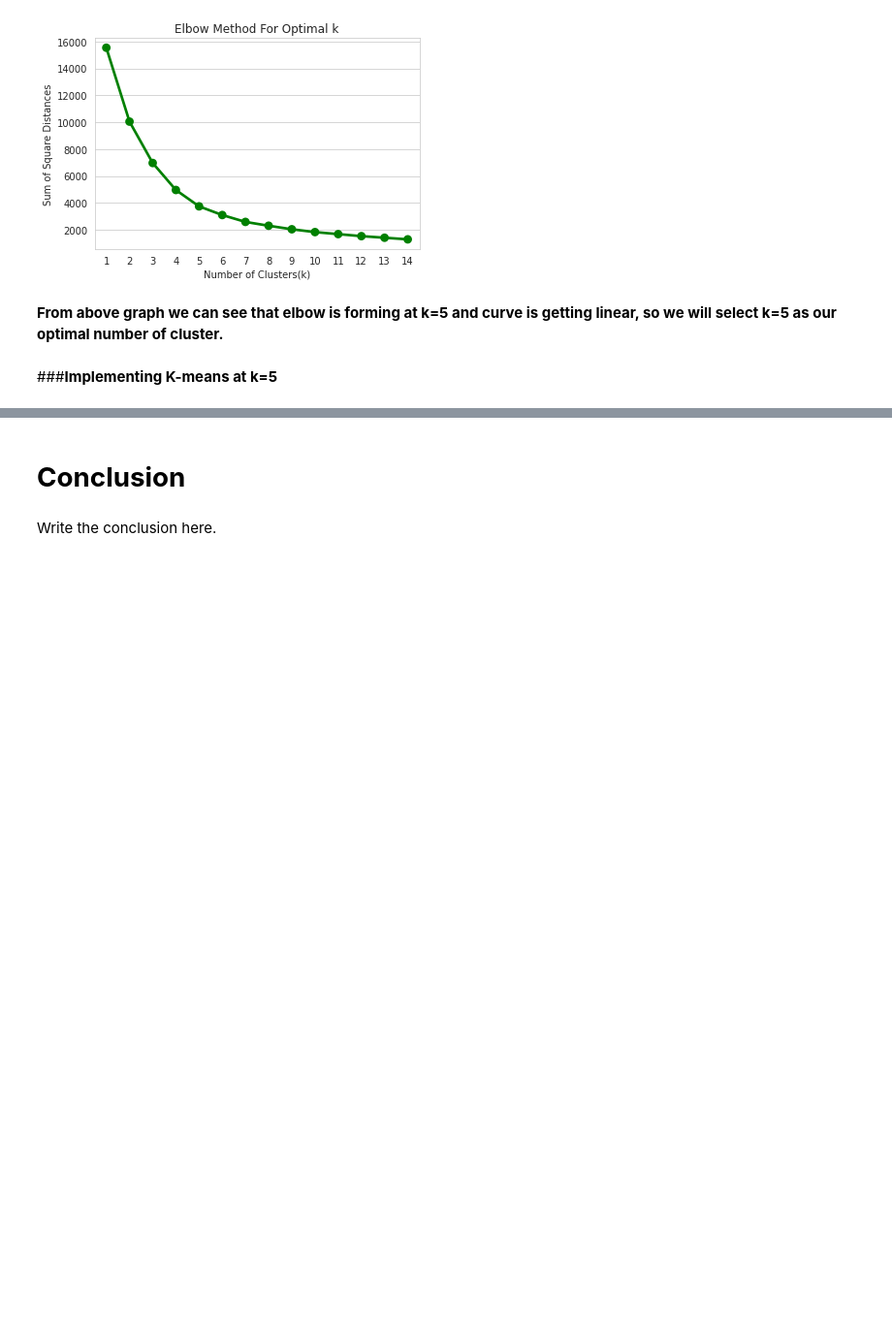
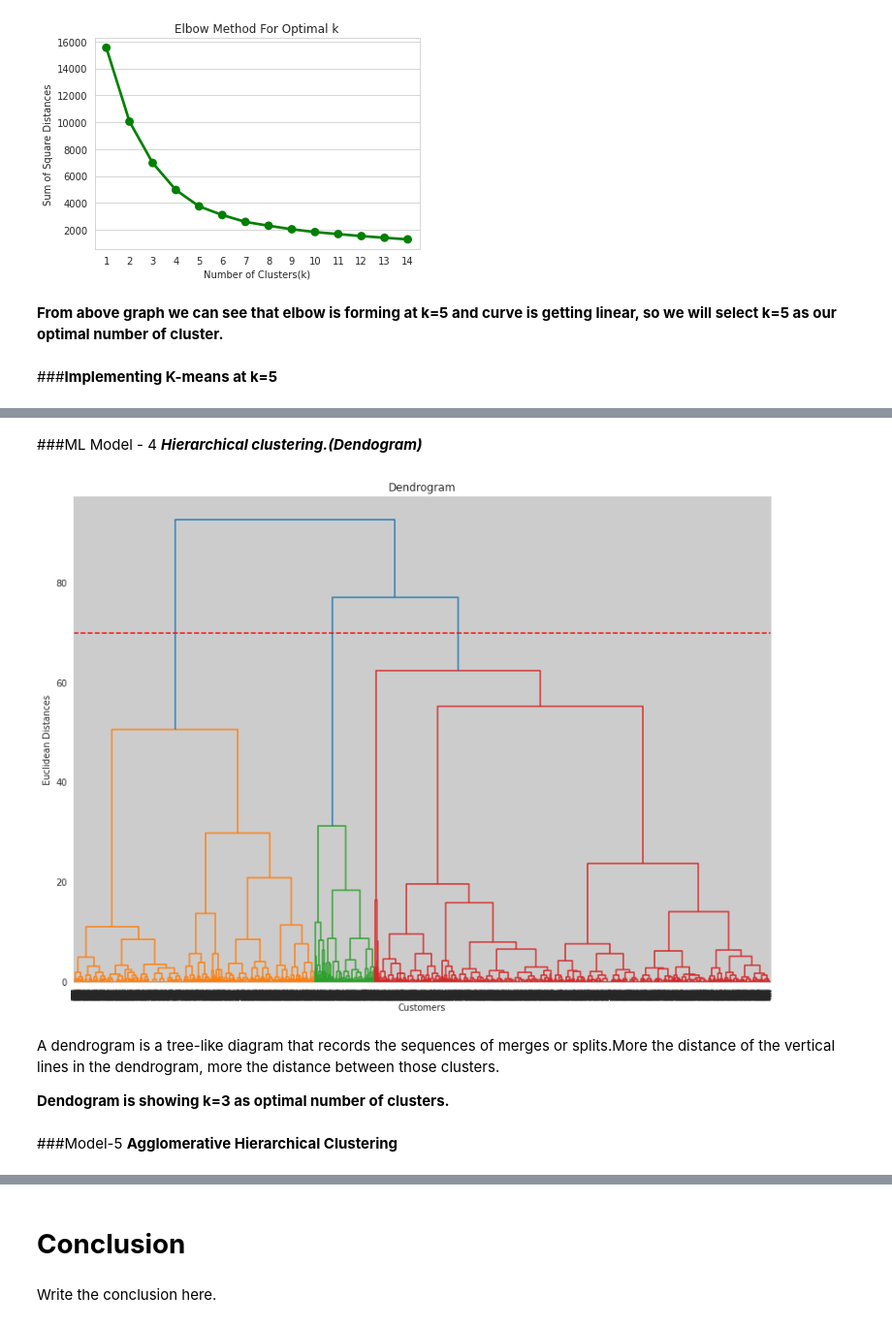
Before and after one commit to Kaushaljha488/NETFLIX_MOVIES_AND_TV_SHOWS_CLUSTERING, a Jupyter notebook: Kaushal_NETFLIX_MOVIES_AND_TV_SHOWS_CLUSTERING.ipynb, the cells around one changed output, grey strips where cells are left out. Shown at 97% size. Saved outputs shown, nothing was run; the diff lists cells and outputs as text; code cells hidden in the pictures; blank space fills up the shorter version.

```diff
--- a/Kaushal_NETFLIX_MOVIES_AND_TV_SHOWS_CLUSTERING.ipynb
+++ b/Kaushal_NETFLIX_MOVIES_AND_TV_SHOWS_CLUSTERING.ipynb
@@ -1351,0 +1315,20 @@ Answer Here.
+# %% [markdown]
+###ML Model - 4 ***Hierarchical clustering.(Dendogram)***
+# %%
+# Using the dendogram to find the optimal number of clusters
+import scipy.cluster.hierarchy as sch
+plt.figure(figsize=(14,10))
+dendrogram = sch.dendrogram(sch.linkage(X, method = 'ward'))
+plt.axhline(y=70, color='r', linestyle='--')
+plt.title('Dendrogram')
+plt.xlabel('Customers')
+plt.ylabel('Euclidean Distances')
+plt.show() # find largest vertical distance we can make without crossing any other horizontal line
+# %% [output]
+[figure, added]
+# %% [markdown]
+A dendrogram is a tree-like diagram that records the sequences of merges or splits.More the distance of the vertical lines in the dendrogram, more the distance between those clusters.
+
+**Dendogram is showing k=3 as optimal number of clusters.**
+# %% [markdown]
+###Model-5 **Agglomerative Hierarchical Clustering**
```
Also changed, not shown: parts of 47 cells of this notebook.
